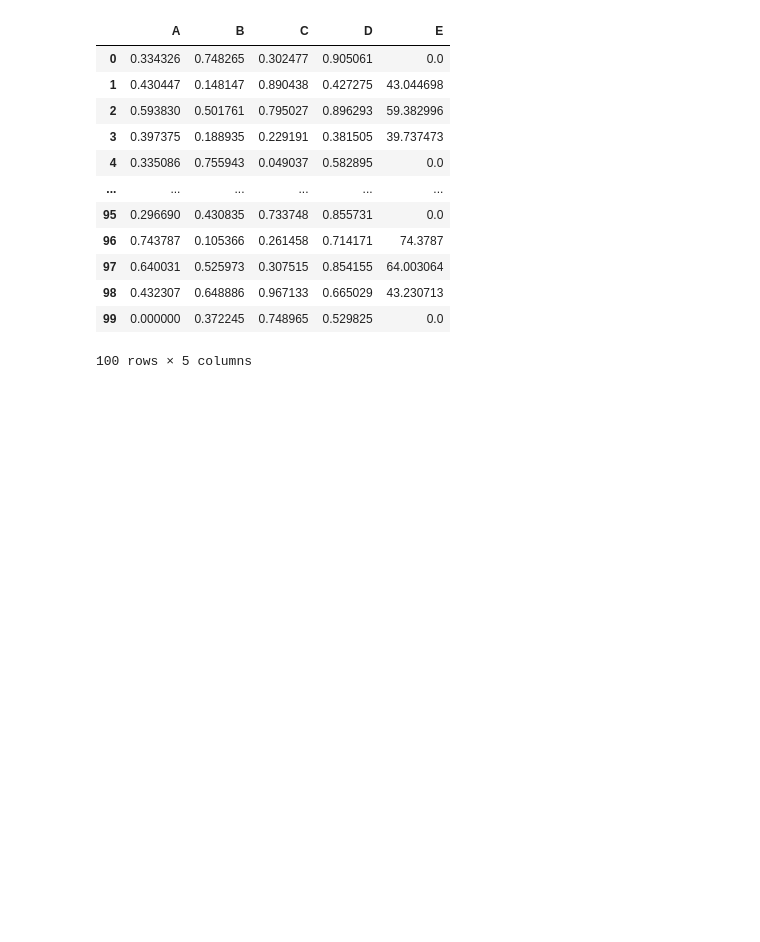
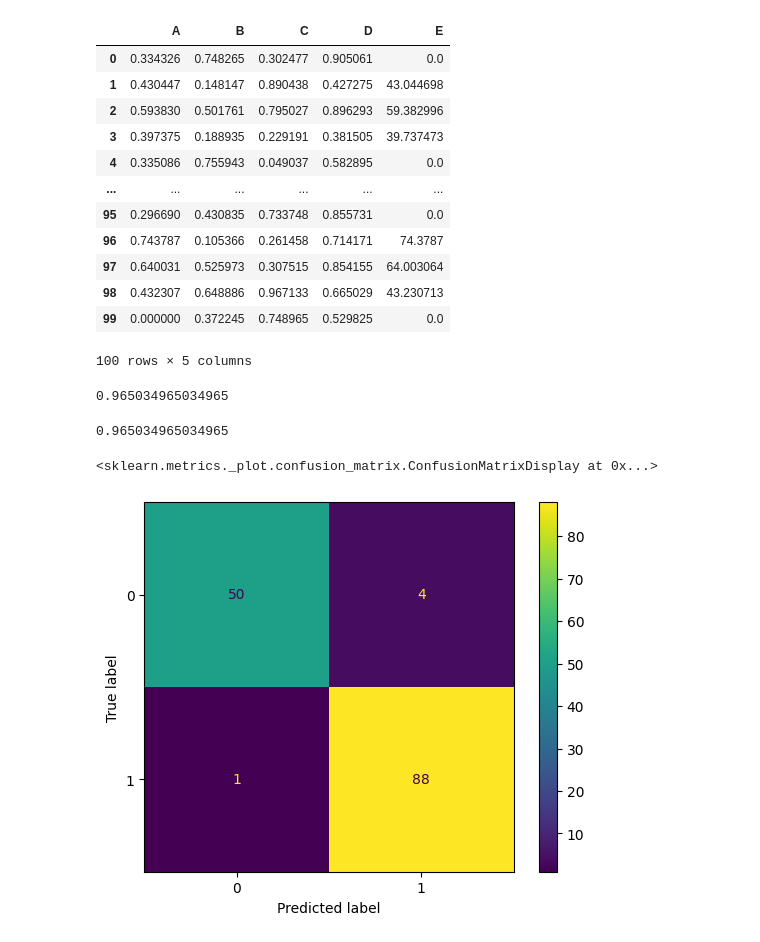
Before and after one commit to Mohd-Talha0/MLP, a Jupyter notebook: Notes_OPPE_2.ipynb, the cells around one changed output. Saved outputs shown, nothing was run; the diff lists cells and outputs as text; code cells hidden in the pictures; blank space fills up the shorter version.

```diff
--- a/Notes_OPPE_2.ipynb
+++ b/Notes_OPPE_2.ipynb
@@ -117,3 +117,31 @@ df
 | 98 | 0.432307 | 0.648886 | 0.967133 | 0.665029 | 43.230713 |
 | 99 | 0.000000 | 0.372245 | 0.748965 | 0.529825 | 0.0 |
 100 rows × 5 columns
+# %%
+from sklearn.metrics import accuracy_score
+from sklearn.datasets import load_breast_cancer
+from sklearn.model_selection import train_test_split
+
+X,y = load_breast_cancer(return_X_y = True, as_frame = True)
+
+X_train, X_test, y_train, y_test = train_test_split(X,y, test_size=0.25, random_state=42)
+# %%
+from sklearn.neighbors import KNeighborsClassifier
+
+model = KNeighborsClassifier()
+model.fit(X_train, y_train)
+model.score(X_test, y_test)
+# %% [output]
+0.965034965034965
+# %%
+y_pred = model.predict(X_test)
+accuracy_score(y_test, y_pred)
+# %% [output]
+0.965034965034965
+# %%
+from sklearn.metrics import ConfusionMatrixDisplay
+
+ConfusionMatrixDisplay.from_estimator(model, X_test, y_test)
+# %% [output]
+<sklearn.metrics._plot.confusion_matrix.ConfusionMatrixDisplay at 0x...>
+[figure, added]
```
Also changed, not shown: parts of 1 cell of this notebook.
